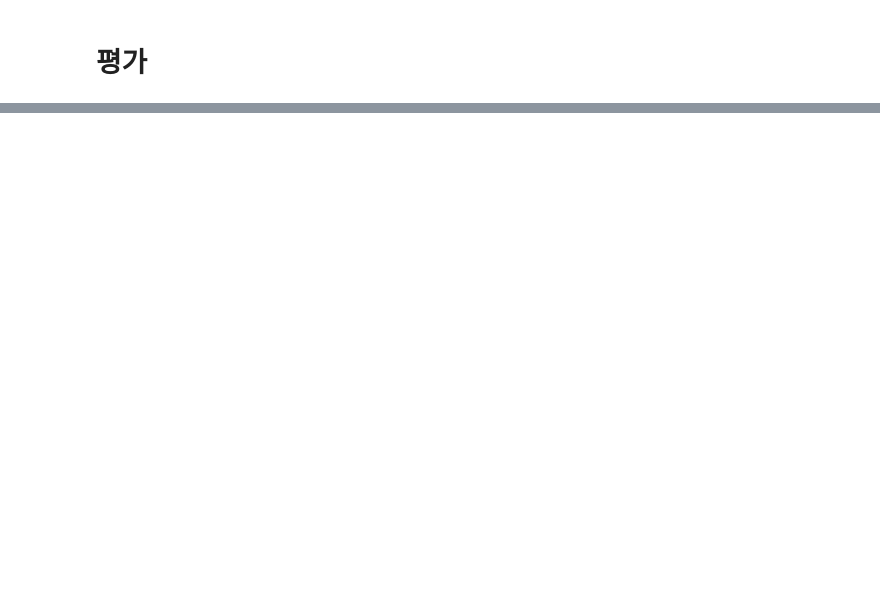
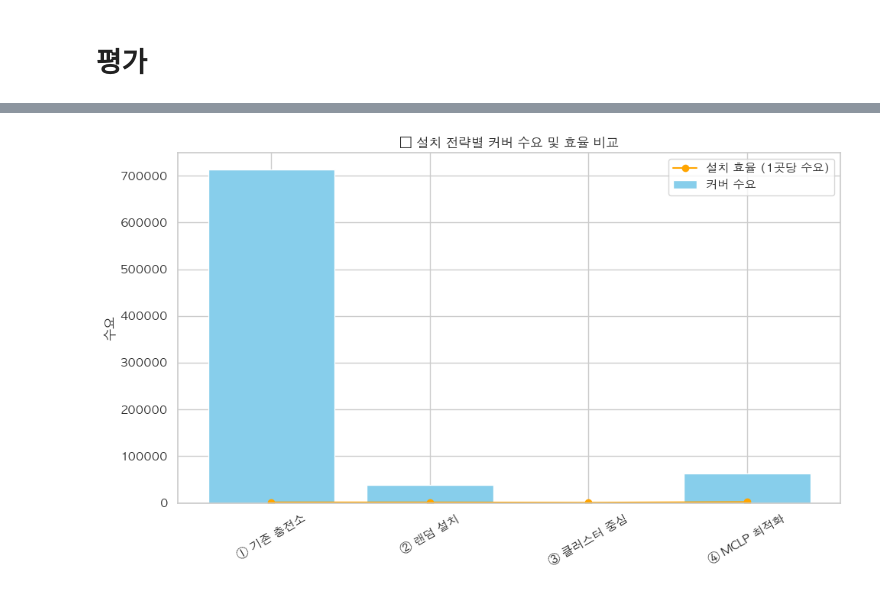
Before and after one commit to ycnham/2025-1-Big-Data-Programming, a Jupyter notebook: scripts/modeling_3.ipynb, the cells around one changed output, grey strips where cells are left out. Cells and saved outputs as stored; diff of their text form; code cells hidden in the pictures; blank space fills up the shorter version.

```diff
--- a/scripts/modeling_3.ipynb
+++ b/scripts/modeling_3.ipynb
@@ -203,0 +270,25 @@ display(results)
+# %%
+import matplotlib.pyplot as plt
+import matplotlib.font_manager as fm
+import matplotlib as mpl
+
+# ✅ 한글 폰트 설정 (OS에 맞게 선택)
+mpl.rcParams['font.family'] = 'AppleGothic'  # macOS
+# mpl.rcParams['font.family'] = 'Malgun Gothic'  # Windows
+mpl.rcParams['axes.unicode_minus'] = False
+
+df = results.copy()
+df['selected'] = df['selected'].fillna(df['covered_grids'])
+
+plt.figure(figsize=(10, 6))
+plt.bar(df['baseline'], df['coverage'], color='skyblue', label='커버 수요')
+plt.plot(df['baseline'], df['coverage'] / df['selected'], color='orange', marker='o', label='설치 효율 (1곳당 수요)')
+
+plt.xticks(rotation=30)
+plt.ylabel("수요")
+plt.title("⚡ 설치 전략별 커버 수요 및 효율 비교")
+plt.legend()
+plt.tight_layout()
+plt.show()
+# %% [output]
+[figure, added]
```
Also changed, not shown: parts of 12 cells of this notebook, 6 other files.
